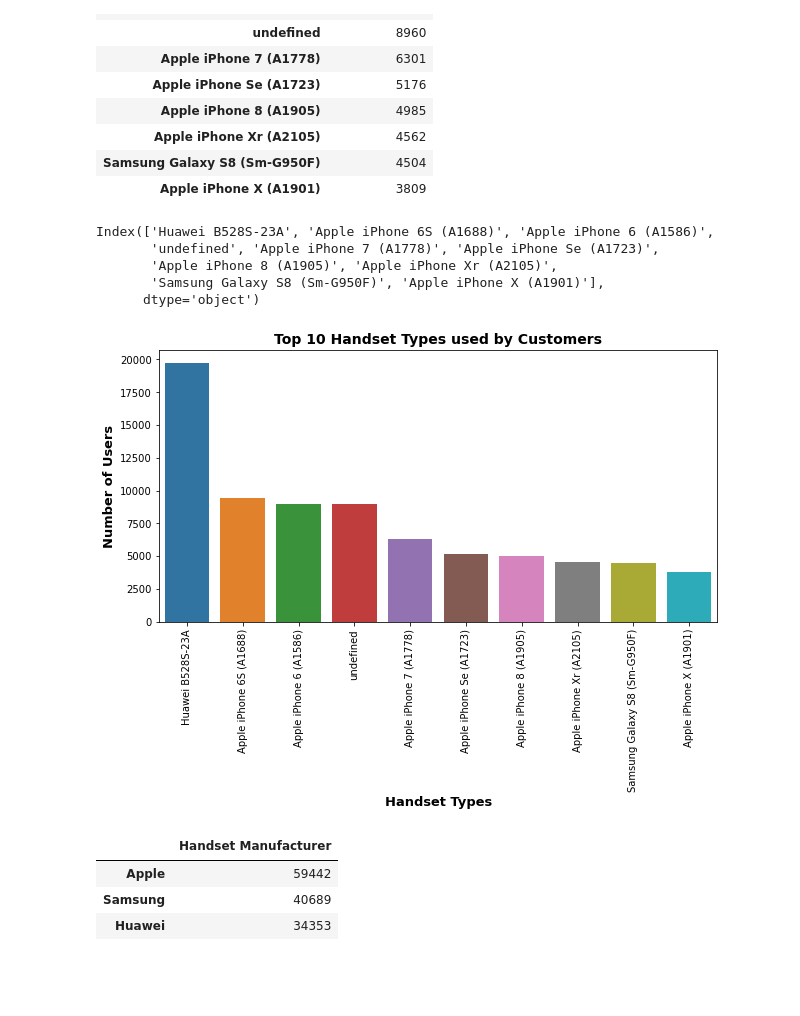
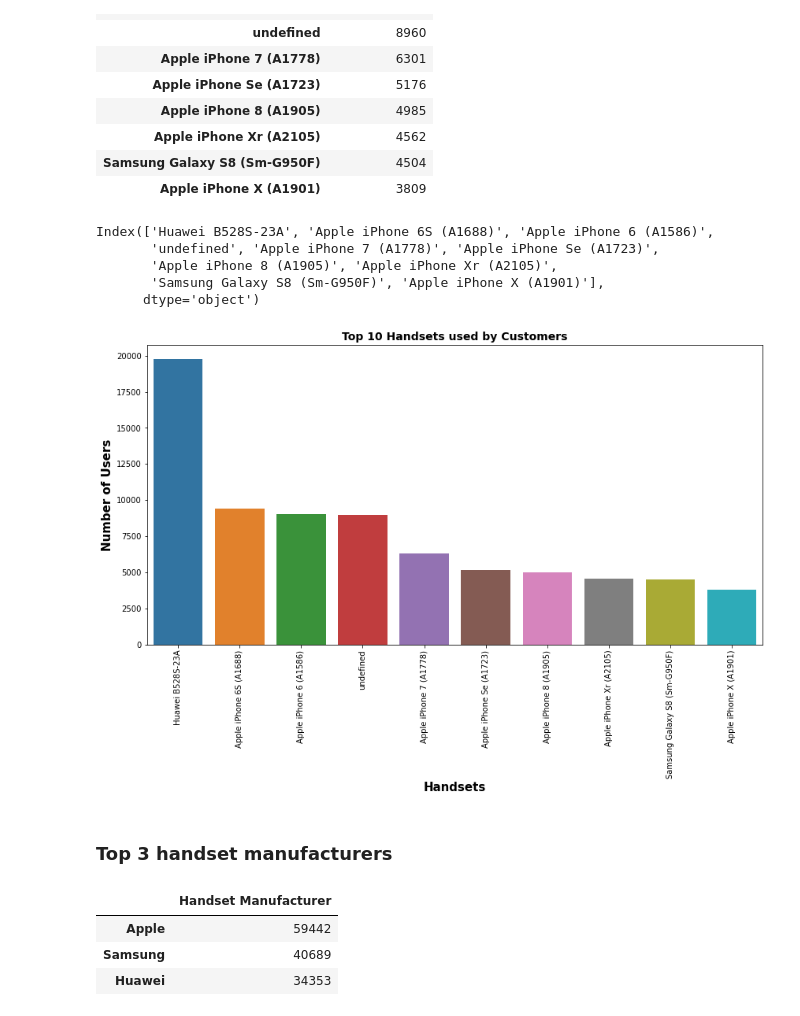
Before and after one commit to Yohanes-GR/Telecom-Data-Analysis, a Jupyter notebook: notebooks/Task_1_User_Overview_Analysis.ipynb, the cells around one changed output. Saved outputs shown, nothing was run; the diff lists cells and outputs as text; code cells hidden in the pictures; blank space fills up the shorter version.

Commit message:
user overview analysis

```diff
--- a/notebooks/Task_1_User_Overview_Analysis.ipynb
+++ b/notebooks/Task_1_User_Overview_Analysis.ipynb
@@ -30,8 +30,8 @@ In this task we will conduct a user overview analysis to achieve the following s
 # %%
 # load cleaned Telecom dataset
 
-cleaned_df = pd.read_csv('../data/cleaned_data.csv')
-cleaned_df
+cleaned_data = pd.read_csv('../data/cleaned_data.csv')
+cleaned_data.head()
 # %% [output]
 |  | Unnamed: 0 | Bearer Id | Start | Start ms | End | End ms | Dur. (ms) | IMSI | MSISDN/Number | ... |
 | 0 | 0 | 13114483460844900352.00 | 2019-04-04 12:01:00 | 770.00 | 2019-04-25 14:35:00 | 662.00 | 1823652.00 | 208201448079117.00 | 33664962239.00 | ... |
@@ -49,4 +42,4 @@ cleaned_df
 # %%
-# Instantiate our UserOverviewScript class in user_overview_script
+# Instantiate UserOverviewScript class in user_overview_script
 
-user_overview_script = UserOverviewScript(cleaned_df)
+user_overview_script = UserOverviewScript(cleaned_data)
@@ -67,24 +62,27 @@ pd.DataFrame(top_10_handsets)
 | Apple iPhone Xr (A2105) | 4562 |
 | Samsung Galaxy S8 (Sm-G950F) | 4504 |
 | Apple iPhone X (A1901) | 3809 |
-# %%
-top_10_handsets.index
-# %% [output]
-Index(['Huawei B528S-23A', 'Apple iPhone 6S (A1688)', 'Apple iPhone 6 (A1586)',
-       'undefined', 'Apple iPhone 7 (A1778)', 'Apple iPhone Se (A1723)',
-       'Apple iPhone 8 (A1905)', 'Apple iPhone Xr (A2105)',
-       'Samsung Galaxy S8 (Sm-G950F)', 'Apple iPhone X (A1901)'],
-      dtype='object')
+# %%
+# dispalying by index for top 10 handset
+top_10_handsets.index
+# %% [output]
+Index(['Huawei B528S-23A', 'Apple iPhone 6S (A1688)', 'Apple iPhone 6 (A1586)',
+       'undefined', 'Apple iPhone 7 (A1778)', 'Apple iPhone Se (A1723)',
+       'Apple iPhone 8 (A1905)', 'Apple iPhone Xr (A2105)',
+       'Samsung Galaxy S8 (Sm-G950F)', 'Apple iPhone X (A1901)'],
+      dtype='object')
 # %%
-# Bar graph to display the top 10 Handset Types
+# displaying Bar graph to display the top 10 Handset Types
 
-plt.figure(figsize=(10,5))
+plt.figure(figsize=(14,7))
 sns.barplot(x=top_10_handsets.index, y=top_10_handsets.values)
-plt.title('Top 10 Handset Types used by Customers', size=14, fontweight="bold")
-plt.xlabel('Handset Types', size=13, fontweight="bold")
+plt.title('Top 10 Handsets used by Customers', size=14, fontweight="bold")
+plt.xlabel('Handsets', size=15, fontweight="bold")
 plt.xticks(rotation=90)
-plt.ylabel('Number of Users', size=13, fontweight="bold")
+plt.ylabel('Number of Users', size=15, fontweight="bold")
 plt.show()
 # %% [output]
-[figure, old version]
+[figure, new version]
+# %% [markdown]
+### Top 3 handset manufacturers
 # %%
```
Also changed, not shown: parts of 22 cells of this notebook.
